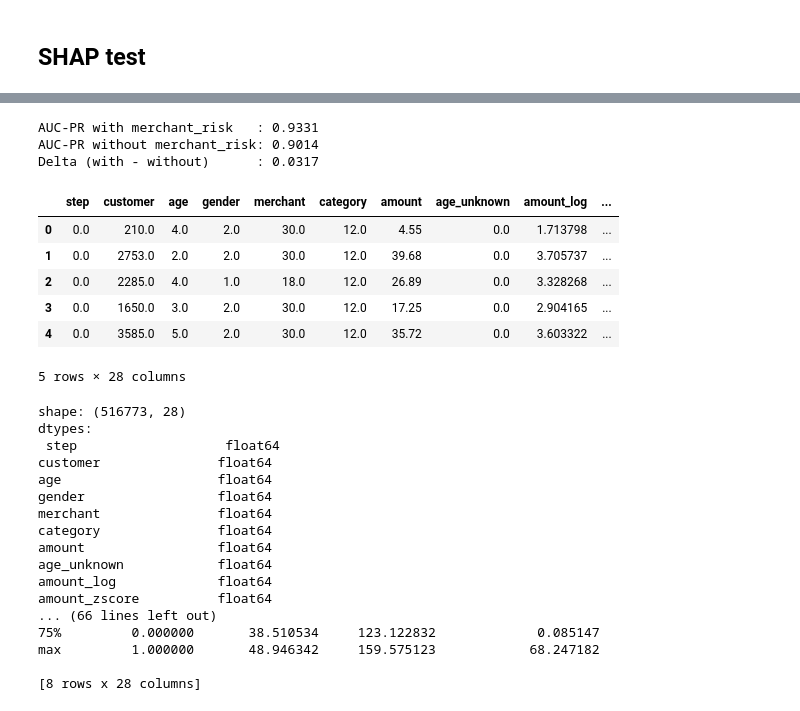
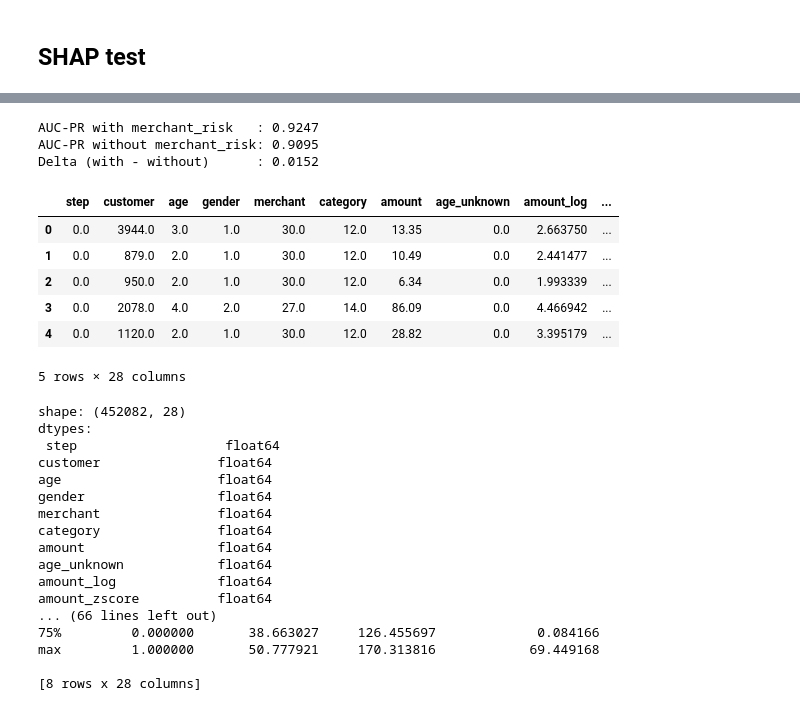
Before and after one commit to Thanh-dev-192006/Credit_Card_-Fraud_-Detection, a Jupyter notebook: notebooks/Feature_engineering/Data_Preprocessing_FE.ipynb, the cells around one changed output, grey strips where cells are left out. Drawn from its saved outputs; the diff is of its cells as text; code cells hidden in the pictures.

```diff
--- a/notebooks/Feature_engineering/Data_Preprocessing_FE.ipynb
+++ b/notebooks/Feature_engineering/Data_Preprocessing_FE.ipynb
@@ -21,8 +21,8 @@ import lightgbm as lgb
 from imblearn.over_sampling import SMOTE, BorderlineSMOTE
 from imblearn.combine import SMOTEENN
 
-DATA_RAW = "C:/Users/Tien Cong/OneDrive - National Economics University/Statistical learning (ML)/bs140513_032310.csv"
-DATA_OUT ="C:/Users/Tien Cong/OneDrive - National Economics University/Statistical learning (ML)/data/processed"
+DATA_RAW = 'D:/AI66A_group_10_Topic_7/src/data/raw/bs140513_032310.csv'
+DATA_OUT = 'D:/AI66A_group_10_Topic_7/src/data/processed'
 os.makedirs(DATA_OUT, exist_ok=True)
 # %% [markdown]
 ## Step 1 — Data Cleaning
@@ -72,10 +81,14 @@ Sort by `step` ascending. First 80% -> `train_df`, last 20% -> `test_df`. No shu
 # %%
 df = df.sort_values('step').reset_index(drop=True)
-split_idx = int(len(df) * 0.8)
+train_end_idx = int(len(df) * 0.7)
+valid_end_idx = int(len(df) * 0.85)  # 0.7 + 0.15
 
-train_df = df.iloc[:split_idx].reset_index(drop=True)
-test_df  = df.iloc[split_idx:].reset_index(drop=True)
+train_df = df.iloc[:train_end_idx].reset_index(drop=True)
+val_df   = df.iloc[train_end_idx:valid_end_idx].reset_index(drop=True)
+test_df  = df.iloc[valid_end_idx:].reset_index(drop=True)
 
-print(f'Train : shape={train_df.shape}  fraud_rate={train_df["fraud"].mean():.4%}')
-print(f'Test  : shape={test_df.shape}   fraud_rate={test_df["fraud"].mean():.4%}')
+
+print(f'Train : shape={train_df.shape}')
+print(f'Test  : shape={test_df.shape}')
+print(f'Validation: shape={val_df.shape}')
 # %% [output]
@@ -430,34 +455,34 @@ print(f"AUC-PR with merchant_risk   : {auc_with:.4f}")
 print(f"AUC-PR without merchant_risk: {auc_without:.4f}")
 print(f"Delta (with - without)      : {auc_with - auc_without:.4f}")
 # %% [output]
-AUC-PR with merchant_risk   : 0.9331
-AUC-PR without merchant_risk: 0.9014
-Delta (with - without)      : 0.0317
+AUC-PR with merchant_risk   : 0.9247
+AUC-PR without merchant_risk: 0.9095
+Delta (with - without)      : 0.0152
 # %%
 
 # filepath: d:\AI66A_group_10_Topic_7\notebooks\Feature_engineering\Data_Preprocessing_FE.ipynb
 import joblib
 import pandas as pd
 
-X_train_res = joblib.load(r"C:/Users/Tien Cong/OneDrive - National Economics University/Statistical learning (ML)/data/processed/X_train_res.pkl")
+X_train_res = joblib.load(r'D:\AI66A_group_10_Topic_7\src\data\processed\X_train_res.pkl')
 
 # Nếu X_train_res là array, chuyển sang DataFrame để debug inspect
 X_train_res_df = pd.DataFrame(X_train_res, columns=feature_cols)
 
 # Preview cơ bản
 display(X_train_res_df.head())      # trong notebook
 print("shape:", X_train_res_df.shape)
 print("dtypes:\n", X_train_res_df.dtypes)
 print(X_train_res_df.describe())
 # %% [output]
 |  | step | customer | age | gender | merchant | category | amount | age_unknown | amount_log | ... |
-| 0 | 0.0 | 210.0 | 4.0 | 2.0 | 30.0 | 12.0 | 4.55 | 0.0 | 1.713798 | ... |
-| 1 | 0.0 | 2753.0 | 2.0 | 2.0 | 30.0 | 12.0 | 39.68 | 0.0 | 3.705737 | ... |
-| 2 | 0.0 | 2285.0 | 4.0 | 1.0 | 18.0 | 12.0 | 26.89 | 0.0 | 3.328268 | ... |
-| 3 | 0.0 | 1650.0 | 3.0 | 2.0 | 30.0 | 12.0 | 17.25 | 0.0 | 2.904165 | ... |
-| 4 | 0.0 | 3585.0 | 5.0 | 2.0 | 30.0 | 12.0 | 35.72 | 0.0 | 3.603322 | ... |
+| 0 | 0.0 | 3944.0 | 3.0 | 1.0 | 30.0 | 12.0 | 13.35 | 0.0 | 2.663750 | ... |
+| 1 | 0.0 | 879.0 | 2.0 | 1.0 | 30.0 | 12.0 | 10.49 | 0.0 | 2.441477 | ... |
+| 2 | 0.0 | 950.0 | 2.0 | 1.0 | 30.0 | 12.0 | 6.34 | 0.0 | 1.993339 | ... |
+| 3 | 0.0 | 2078.0 | 4.0 | 2.0 | 27.0 | 14.0 | 86.09 | 0.0 | 4.466942 | ... |
+| 4 | 0.0 | 1120.0 | 2.0 | 1.0 | 30.0 | 12.0 | 28.82 | 0.0 | 3.395179 | ... |
 5 rows × 28 columns
-shape: (516773, 28)
+shape: (452082, 28)
 dtypes:
  step                   float64
 customer               float64
@@ -470,7 +495,7 @@ age_unknown            float64
 amount_log             float64
 amount_zscore          float64
 ... (66 lines left out)
-75%         0.000000       38.510534     123.122832             0.085147
-max         1.000000       48.946342     159.575123            68.247182
+75%         0.000000       38.663027     126.455697             0.084166
+max         1.000000       50.777921     170.313816            69.449168
 
 [8 rows x 28 columns]
```
Also changed, not shown: parts of 10 cells of this notebook.
